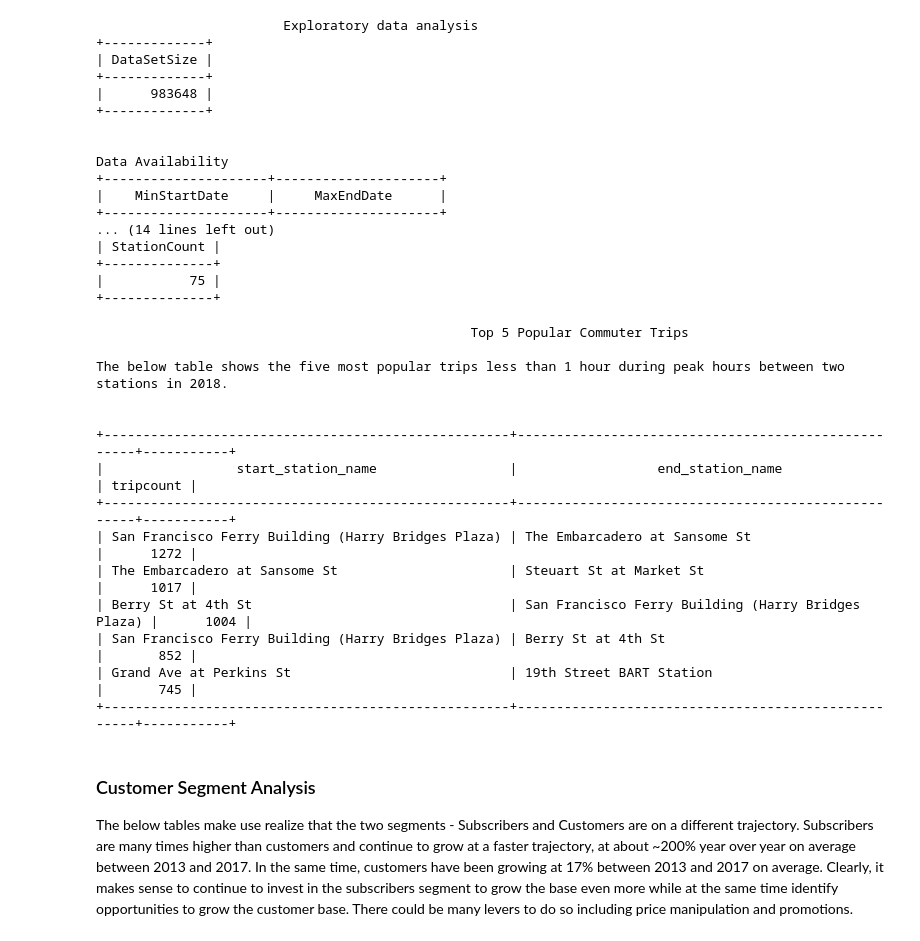
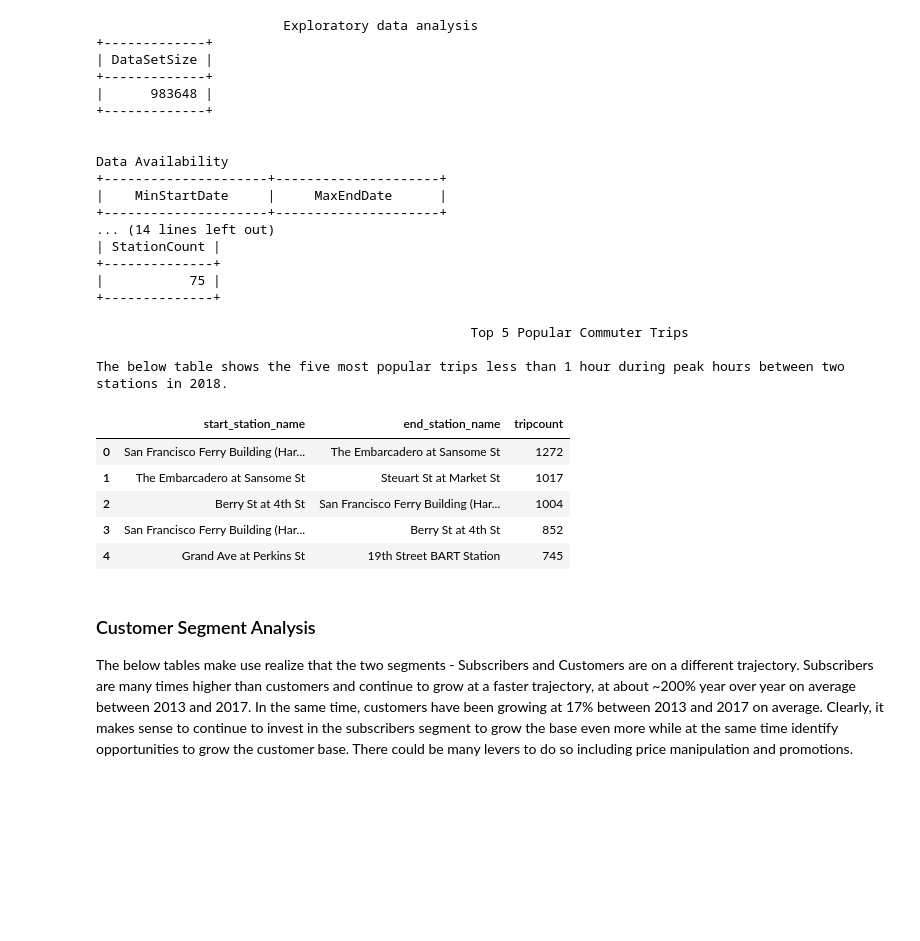
Before and after one commit to KOlenja721/BigQuery, a Jupyter notebook: AnandEyunni.ipynb, the cells around one changed output. Cells and saved outputs as stored; diff of their text form; code cells hidden in the pictures; blank space fills up the shorter version.

Commit message:
FordGoBike Data Analysis

```diff
--- a/AnandEyunni.ipynb
+++ b/AnandEyunni.ipynb
@@ -76,29 +76,26 @@ Data Availability
 # %%
 #Commuter trip defined as any trip less than an hour between 6 AM - 10 AM and 3 PM - 7 PM on a weekday
 
 #Top 5 popular commuter trips in 2018 selected based on the total number of unique trips between
 #"peak hours" of 6 AM - 10 AM and 3 PM - 7 PM in 2018 for less than 1 hour between any two bike stations
 
 print('\n\t\t\t\t\t\tTop 5 Popular Commuter Trips\n')
 print('The below table shows the five most popular trips less than 1 hour during peak hours between two stations in 2018.')
 print('\n')
 
-! bq query -q --use_legacy_sql=FALSE 'select start_station_name, end_station_name, count(*) as tripcount from `bigquery-public-data.san_francisco_bikeshare.bikeshare_trips` where (EXTRACT(YEAR FROM start_date) = 2018) and ( (EXTRACT(HOUR FROM start_date) > 6 and EXTRACT(HOUR FROM start_date) < 10) or  (EXTRACT(HOUR FROM start_date) > 15 and EXTRACT(HOUR FROM start_date) < 19) ) and   TIMESTAMP_DIFF(start_date, end_date, MINUTE) < 60  group by start_station_id, start_station_name, end_station_id, end_station_name order by tripcount desc limit 5'
+! bq query -q --format=csv --use_legacy_sql=FALSE 'select start_station_name, end_station_name, count(*) as tripcount from `bigquery-public-data.san_francisco_bikeshare.bikeshare_trips` where (EXTRACT(YEAR FROM start_date) = 2018) and ( (EXTRACT(HOUR FROM start_date) > 6 and EXTRACT(HOUR FROM start_date) < 10) or  (EXTRACT(HOUR FROM start_date) > 15 and EXTRACT(HOUR FROM start_date) < 19) ) and   TIMESTAMP_DIFF(start_date, end_date, MINUTE) < 60  group by start_station_id, start_station_name, end_station_id, end_station_name order by tripcount desc limit 5' > popular_trips.csv
+popular_trips = pd.read_csv('popular_trips.csv')
+popular_trips
 # %% [output]
                                                 Top 5 Popular Commuter Trips
 
 The below table shows the five most popular trips less than 1 hour during peak hours between two stations in 2018.
-
-
-+----------------------------------------------------+----------------------------------------------------+-----------+
-|                 start_station_name                 |                  end_station_name                  | tripcount |
-+----------------------------------------------------+----------------------------------------------------+-----------+
-| San Francisco Ferry Building (Harry Bridges Plaza) | The Embarcadero at Sansome St                      |      1272 |
-| The Embarcadero at Sansome St                      | Steuart St at Market St                            |      1017 |
-| Berry St at 4th St                                 | San Francisco Ferry Building (Harry Bridges Plaza) |      1004 |
-| San Francisco Ferry Building (Harry Bridges Plaza) | Berry St at 4th St                                 |       852 |
-| Grand Ave at Perkins St                            | 19th Street BART Station                           |       745 |
-+----------------------------------------------------+----------------------------------------------------+-----------+
+|  | start_station_name | end_station_name | tripcount |
+| 0 | San Francisco Ferry Building (Har... | The Embarcadero at Sansome St | 1272 |
+| 1 | The Embarcadero at Sansome St | Steuart St at Market St | 1017 |
+| 2 | Berry St at 4th St | San Francisco Ferry Building (Har... | 1004 |
+| 3 | San Francisco Ferry Building (Har... | Berry St at 4th St | 852 |
+| 4 | Grand Ave at Perkins St | 19th Street BART Station | 745 |
 # %% [markdown]
 ### Customer Segment Analysis
 The below tables make use realize that the two segments - Subscribers and Customers are on a different trajectory. Subscribers are many times higher than customers and continue to grow at a faster trajectory, at about ~200% year over year on average between 2013 and 2017. In the same time, customers have been growing at 17% between 2013 and 2017 on average. Clearly, it makes sense to continue to invest in the subscribers segment to grow the base even more while at the same time identify opportunities to grow the customer base. There could be many levers to do so including price manipulation and promotions.
```
Also changed, not shown: parts of 8 cells of this notebook, 8 other files.
